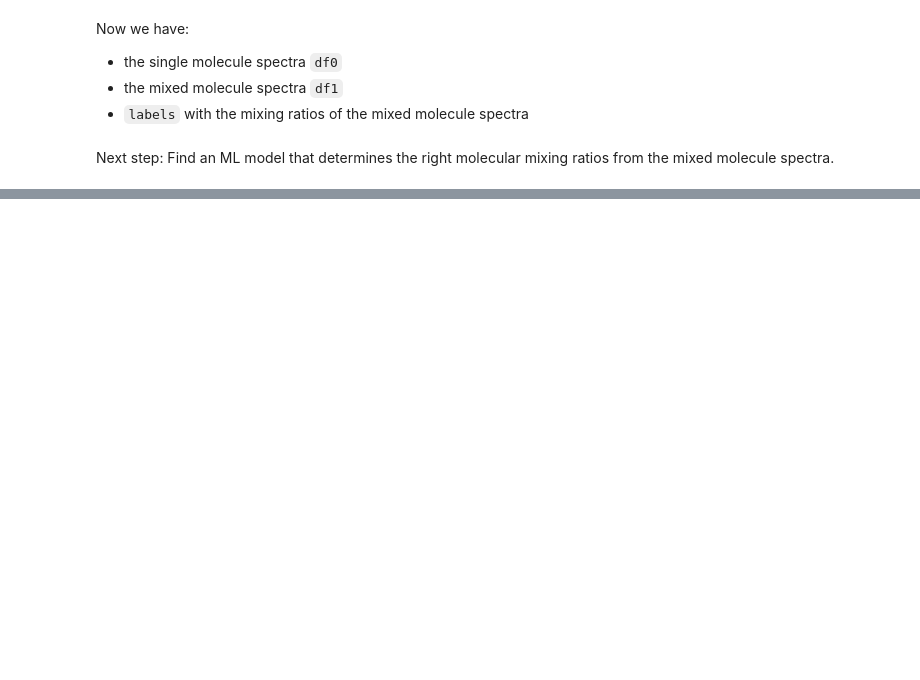
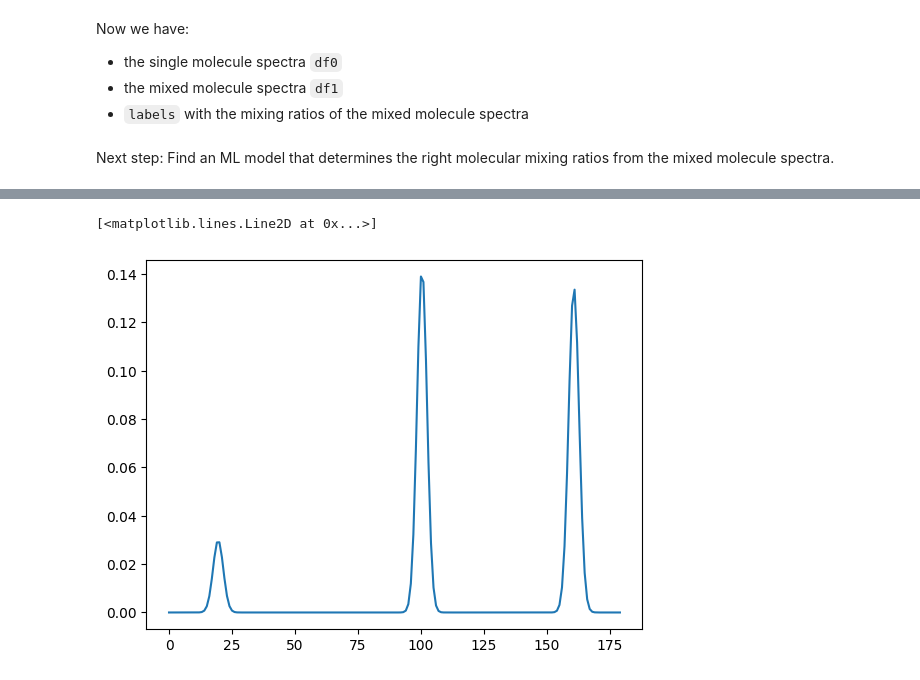
Before and after one commit to karol-pa/Spectra_Classification_Exercises, a Jupyter notebook: exercise_2.ipynb, the cells around one changed output, grey strips where cells are left out. Drawn from its saved outputs; the diff is of its cells as text; code cells hidden in the pictures; blank space fills up the shorter version.

```diff
--- a/exercise_2.ipynb
+++ b/exercise_2.ipynb
@@ -201,0 +272,13 @@ Next step: Find an ML model that determines the right molecular mixing ratios fr
+# %%
+xtrain = np.array(df0.T)
+xtrain = xtrain.reshape(300,180,1)
+
+xtest = np.array(df1.T)
+xtest = xtest.reshape(100,180,1)
+
+ytrain = np.array(labels_train)
+mapping = {'A': 0, 'B': 1, 'C': 2}
+ytrain = to_categorical(np.asarray([mapping[x[0]] for x in ytrain]).astype(int))
+
+
+ytest = np.array(labels)
@@ -201,0 +322,5 @@ Next step: Find an ML model that determines the right molecular mixing ratios fr
+# %%
+plt.plot(xtest[1])
+# %% [output]
+[<matplotlib.lines.Line2D at 0x...>]
+[figure, added]
```
Also changed, not shown: parts of 18 cells of this notebook.
